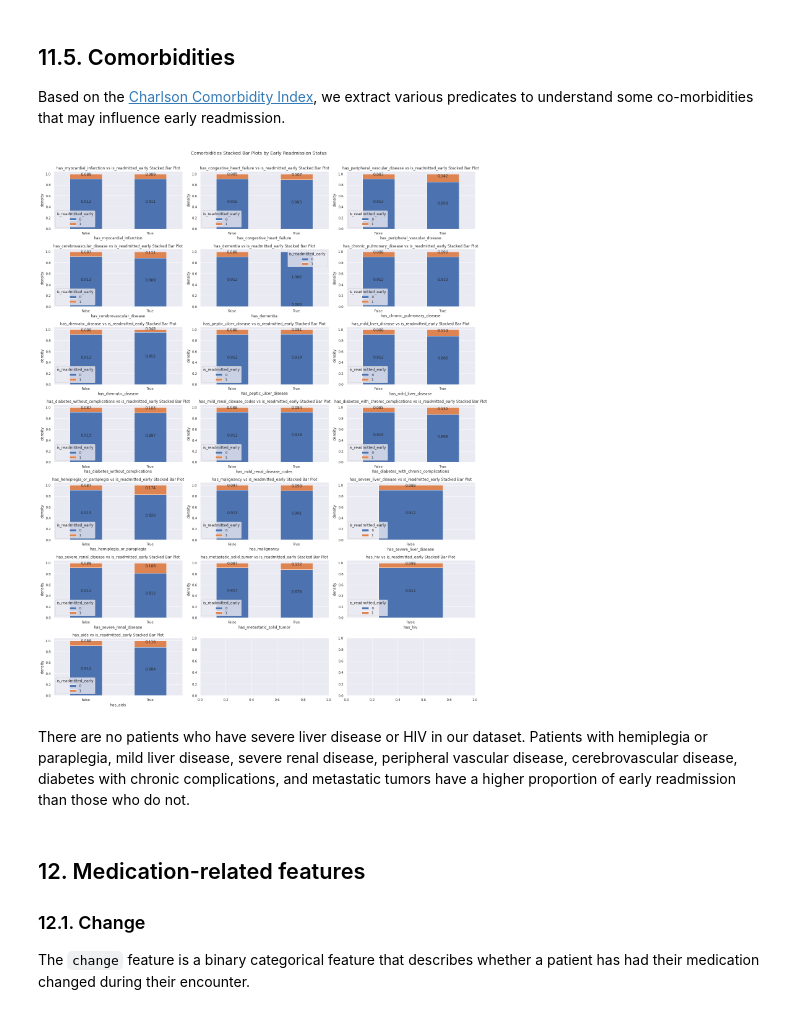
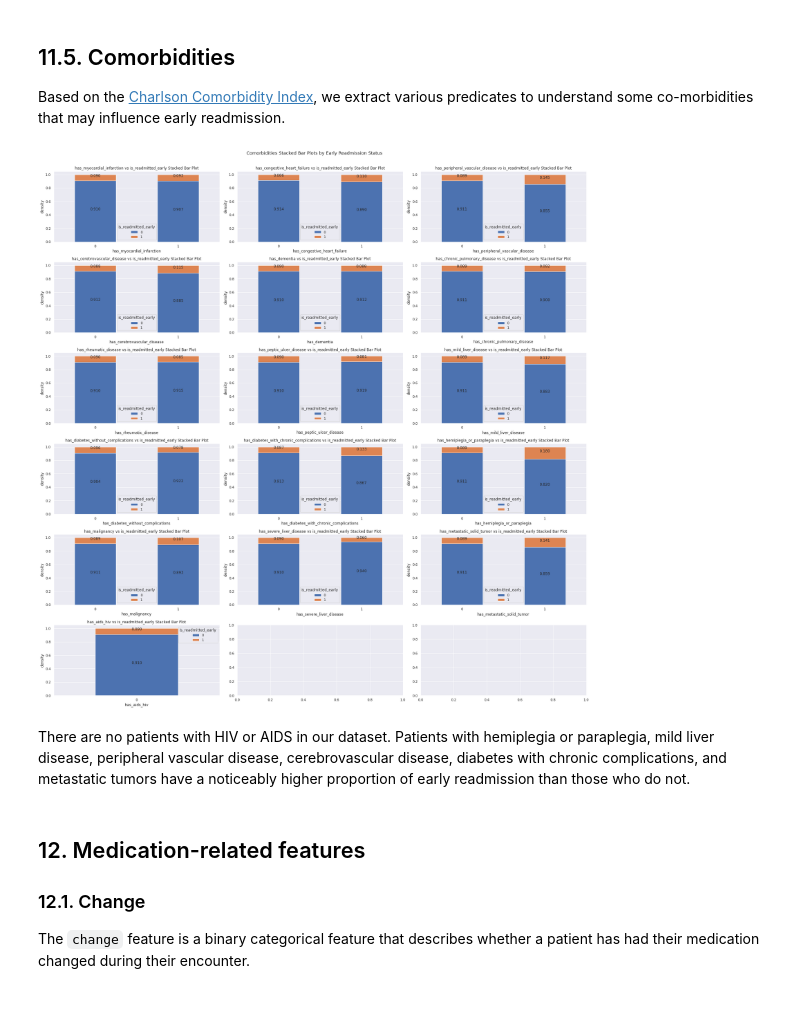
Before and after one commit to uncanny-valley/diabetes-readmission, a Jupyter notebook: notebooks/1_eda.ipynb, the cells around one changed output. Cells and saved outputs as stored; diff of their text form; code cells hidden in the pictures.

```diff
--- a/notebooks/1_eda.ipynb
+++ b/notebooks/1_eda.ipynb
@@ -589,27 +585,27 @@ comorbidity_df = generate_comorbidity_index_predicates(df)
 comorbidities = ['has_myocardial_infarction',
        'has_congestive_heart_failure', 'has_peripheral_vascular_disease',
        'has_cerebrovascular_disease', 'has_dementia',
-       'has_chronic_pulmonary_disease', 'has_rhematic_disease',
+       'has_chronic_pulmonary_disease', 'has_rheumatic_disease',
        'has_peptic_ulcer_disease', 'has_mild_liver_disease',
-       'has_diabetes_without_complications', 'has_mild_renal_disease_codes',
+       'has_diabetes_without_complications',
        'has_diabetes_with_chronic_complications',
        'has_hemiplegia_or_paraplegia', 'has_malignancy',
-       'has_severe_liver_disease', 'has_severe_renal_disease',
-       'has_metastatic_solid_tumor', 'has_hiv', 'has_aids']
+       'has_severe_liver_disease',
+       'has_metastatic_solid_tumor', 'has_aids_hiv']
 # %%
-_, axes = plt.subplots(7, 3, figsize=(20, 25))
+_, axes = plt.subplots(6, 3, figsize=(25, 25))
 axes_iter = iter(axes.flatten())
 
 for f in comorbidities:
     ax = next(axes_iter)
     viz.stacked_bar_plot(feature_a=f, feature_b='is_readmitted_early', df=comorbidity_df, ax=ax)
 
 plt.suptitle('Comorbidities Stacked Bar Plots by Early Readmission Status', y=1.005)
 plt.tight_layout()
 # %% [output]
-[figure, old version]
+[figure, new version]
 # %% [markdown]
-There are no patients who have severe liver disease or HIV in our dataset. Patients with hemiplegia or paraplegia, mild liver disease, severe renal disease, peripheral vascular disease, cerebrovascular disease, diabetes with chronic complications, and  metastatic tumors have a higher proportion of early readmission than those who do not.
+There are no patients with HIV or AIDS in our dataset. Patients with hemiplegia or paraplegia, mild liver disease, peripheral vascular disease, cerebrovascular disease, diabetes with chronic complications, and  metastatic tumors have a noticeably higher proportion of early readmission than those who do not.
 # %% [markdown]
 ## 12. Medication-related features
 ### 12.1. Change
```
Also changed, not shown: parts of 23 cells of this notebook, 45 other files.
